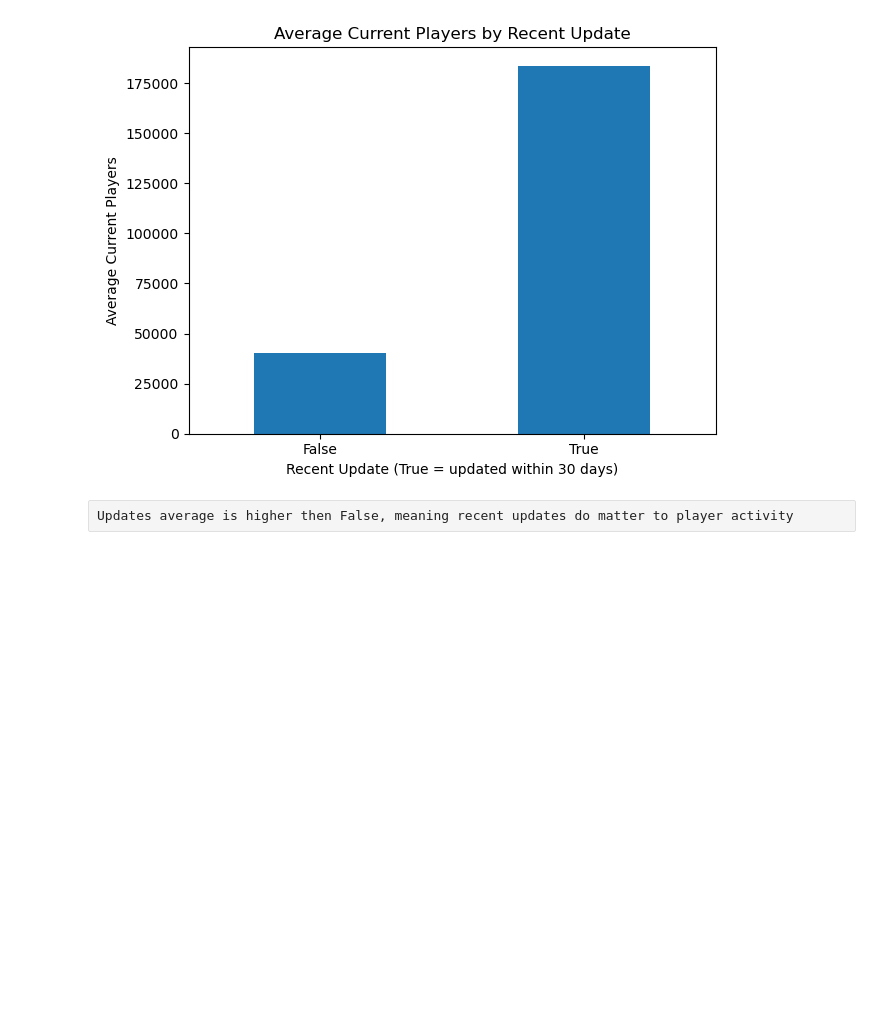
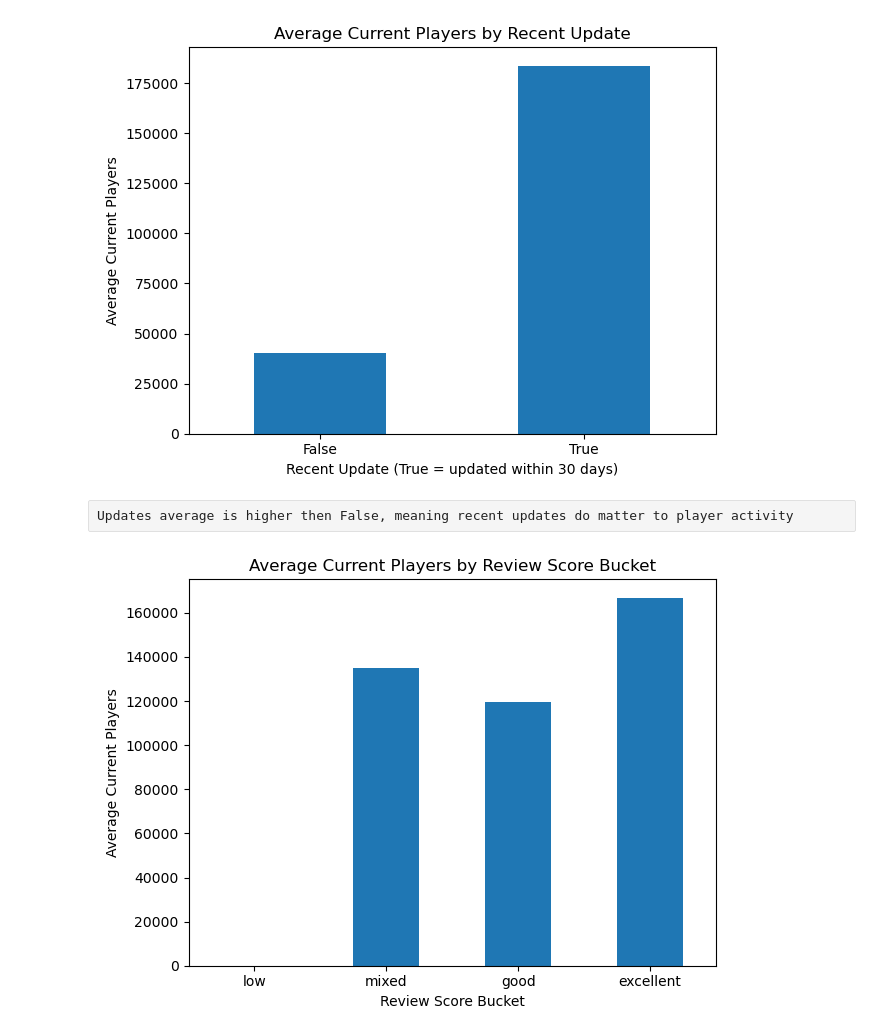
Before and after one commit to mmauricioj28/Video-Game-Staying-Power-Analysis, a Jupyter notebook: notebooks/05_analysis.ipynb, the cells around one changed output. Saved outputs shown, nothing was run; the diff lists cells and outputs as text; code cells hidden in the pictures; blank space fills up the shorter version.

```diff
--- a/notebooks/05_analysis.ipynb
+++ b/notebooks/05_analysis.ipynb
@@ -101,3 +101,16 @@ plt.show()
 [figure]
 # %% [raw]
 Updates average is higher then False, meaning recent updates do matter to player activity
+# %%
+review_group = df_reviews_feat.groupby("review_score_bucket")["current_players"].mean()
+
+review_group.plot(kind="bar")
+
+plt.title("Average Current Players by Review Score Bucket")
+plt.xlabel("Review Score Bucket")
+plt.ylabel("Average Current Players")
+plt.xticks(rotation=0)
+plt.tight_layout()
+plt.show()
+# %% [output]
+[figure, added]
```
Also changed, not shown: parts of 2 cells of this notebook, 4 other files.
